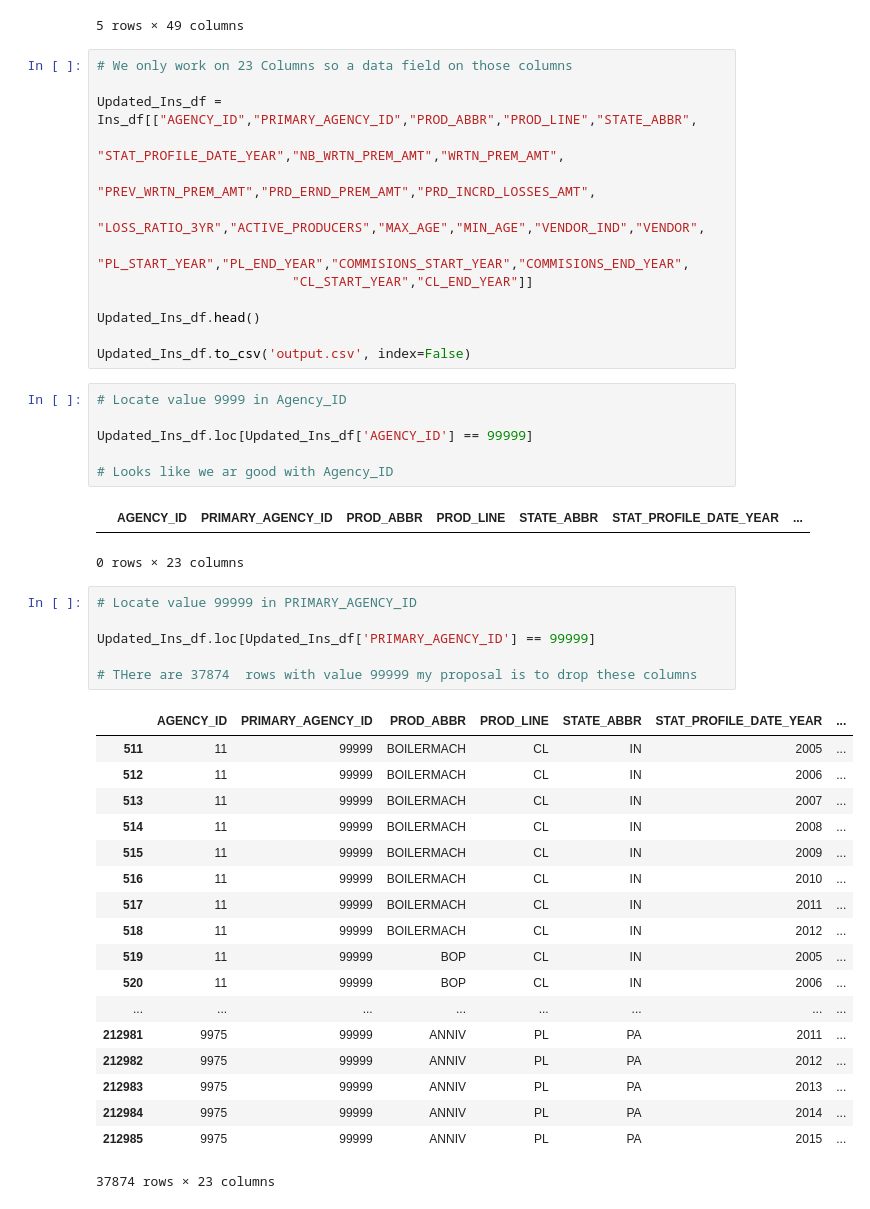
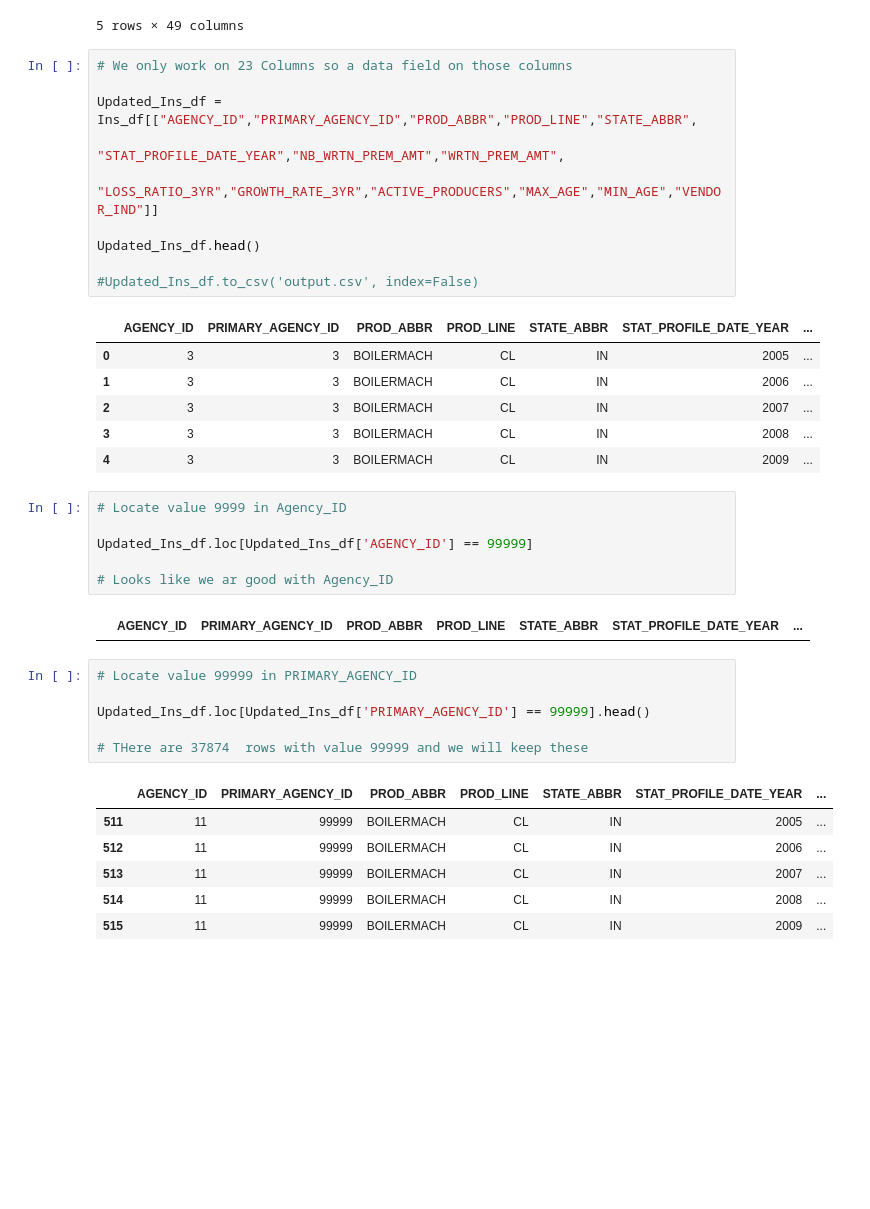
Before and after one commit to brownvarghese/Insurance-Agency-Performance-Analysis, a Jupyter notebook: Data cleaning & transformation/Datatransformation notebook.ipynb, the cells around one changed output. Drawn from its saved outputs; the diff is of its cells as text; blank space fills up the shorter version.

```diff
--- a/Data cleaning & transformation/Datatransformation notebook.ipynb
+++ b/Data cleaning & transformation/Datatransformation notebook.ipynb
@@ -23,14 +23,18 @@ Ins_df.head()
 
 Updated_Ins_df = Ins_df[["AGENCY_ID","PRIMARY_AGENCY_ID","PROD_ABBR","PROD_LINE","STATE_ABBR",
                          "STAT_PROFILE_DATE_YEAR","NB_WRTN_PREM_AMT","WRTN_PREM_AMT",
-                         "PREV_WRTN_PREM_AMT","PRD_ERND_PREM_AMT","PRD_INCRD_LOSSES_AMT",
-                         "LOSS_RATIO_3YR","ACTIVE_PRODUCERS","MAX_AGE","MIN_AGE","VENDOR_IND","VENDOR",
-                         "PL_START_YEAR","PL_END_YEAR","COMMISIONS_START_YEAR","COMMISIONS_END_YEAR",
-                         "CL_START_YEAR","CL_END_YEAR"]]
+                         "LOSS_RATIO_3YR","GROWTH_RATE_3YR","ACTIVE_PRODUCERS","MAX_AGE","MIN_AGE","VENDOR_IND"]]
 
 Updated_Ins_df.head()
 
-Updated_Ins_df.to_csv('output.csv', index=False)
+#Updated_Ins_df.to_csv('output.csv', index=False)
+# %% [output]
+|  | AGENCY_ID | PRIMARY_AGENCY_ID | PROD_ABBR | PROD_LINE | STATE_ABBR | STAT_PROFILE_DATE_YEAR | ... |
+| 0 | 3 | 3 | BOILERMACH | CL | IN | 2005 | ... |
+| 1 | 3 | 3 | BOILERMACH | CL | IN | 2006 | ... |
+| 2 | 3 | 3 | BOILERMACH | CL | IN | 2007 | ... |
+| 3 | 3 | 3 | BOILERMACH | CL | IN | 2008 | ... |
+| 4 | 3 | 3 | BOILERMACH | CL | IN | 2009 | ... |
 # %%
 # Locate value 9999 in Agency_ID
 
@@ -39,30 +43,17 @@ Updated_Ins_df.loc[Updated_Ins_df['AGENCY_ID'] == 99999]
 # Looks like we ar good with Agency_ID
 # %% [output]
 |  | AGENCY_ID | PRIMARY_AGENCY_ID | PROD_ABBR | PROD_LINE | STATE_ABBR | STAT_PROFILE_DATE_YEAR | ... |
-0 rows × 23 columns
 # %%
 # Locate value 99999 in PRIMARY_AGENCY_ID
 
-Updated_Ins_df.loc[Updated_Ins_df['PRIMARY_AGENCY_ID'] == 99999]
+Updated_Ins_df.loc[Updated_Ins_df['PRIMARY_AGENCY_ID'] == 99999].head()
 
-# THere are 37874  rows with value 99999 my proposal is to drop these columns
+# THere are 37874  rows with value 99999 and we will keep these
 # %% [output]
 |  | AGENCY_ID | PRIMARY_AGENCY_ID | PROD_ABBR | PROD_LINE | STATE_ABBR | STAT_PROFILE_DATE_YEAR | ... |
 | 511 | 11 | 99999 | BOILERMACH | CL | IN | 2005 | ... |
 | 512 | 11 | 99999 | BOILERMACH | CL | IN | 2006 | ... |
 | 513 | 11 | 99999 | BOILERMACH | CL | IN | 2007 | ... |
 | 514 | 11 | 99999 | BOILERMACH | CL | IN | 2008 | ... |
 | 515 | 11 | 99999 | BOILERMACH | CL | IN | 2009 | ... |
-| 516 | 11 | 99999 | BOILERMACH | CL | IN | 2010 | ... |
-| 517 | 11 | 99999 | BOILERMACH | CL | IN | 2011 | ... |
-| 518 | 11 | 99999 | BOILERMACH | CL | IN | 2012 | ... |
-| 519 | 11 | 99999 | BOP | CL | IN | 2005 | ... |
-| 520 | 11 | 99999 | BOP | CL | IN | 2006 | ... |
-| ... | ... | ... | ... | ... | ... | ... | ... |
-| 212981 | 9975 | 99999 | ANNIV | PL | PA | 2011 | ... |
-| 212982 | 9975 | 99999 | ANNIV | PL | PA | 2012 | ... |
-| 212983 | 9975 | 99999 | ANNIV | PL | PA | 2013 | ... |
-| 212984 | 9975 | 99999 | ANNIV | PL | PA | 2014 | ... |
-| 212985 | 9975 | 99999 | ANNIV | PL | PA | 2015 | ... |
-37874 rows × 23 columns
 # %%
```
Also changed, not shown: parts of 23 cells of this notebook, 5 other files.
